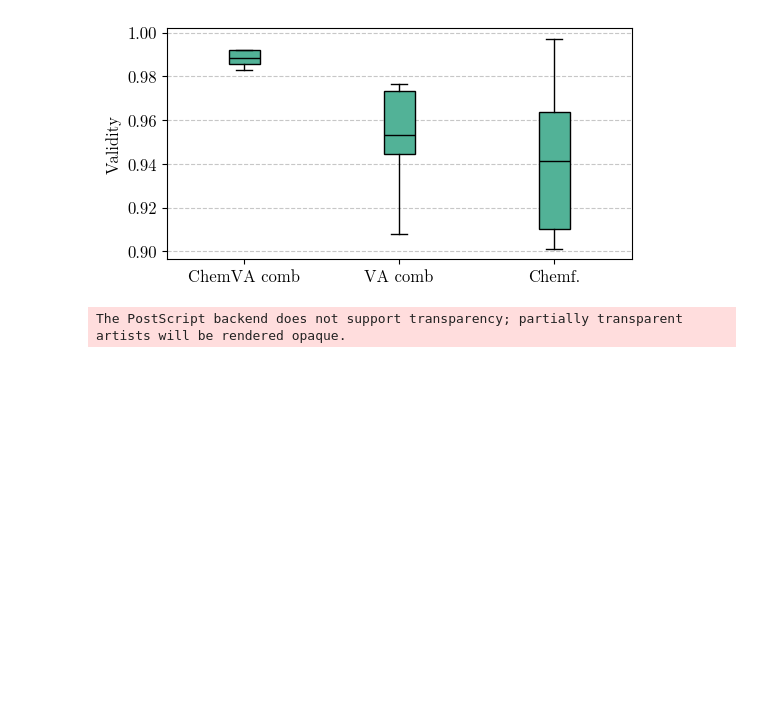
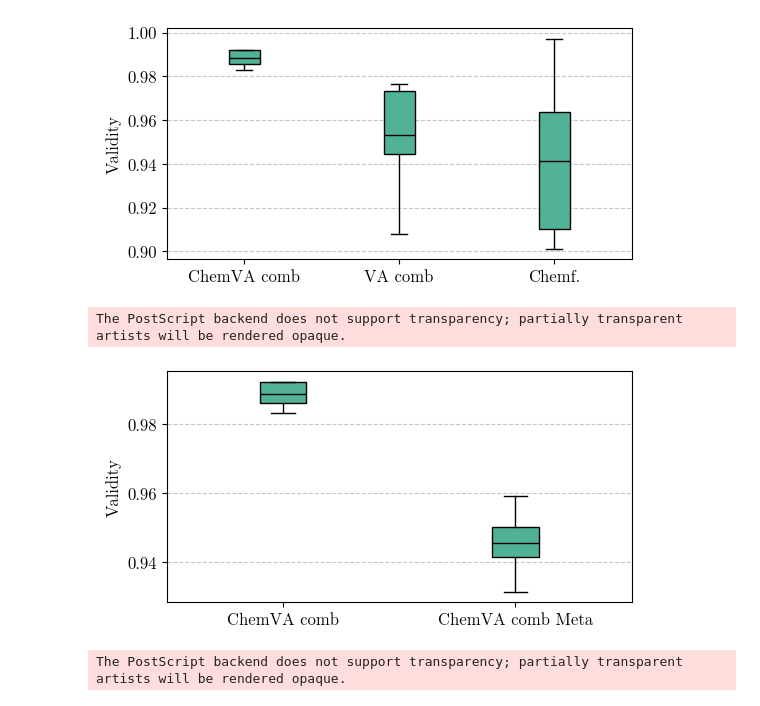
Before and after one commit to tsofiac/LAGOM, a Jupyter notebook: data_analysis/boxplot.ipynb, the cells around one changed output. Saved outputs shown, nothing was run; the diff lists cells and outputs as text; code cells hidden in the pictures; blank space fills up the shorter version.

```diff
--- a/data_analysis/boxplot.ipynb
+++ b/data_analysis/boxplot.ipynb
@@ -102,6 +102,40 @@ multi_boxplot(data, xlabel, ylabel, xticks, labels, None, 'validity')
 # %% [output]
 The PostScript backend does not support transparency; partially transparent artists will be rendered opaque.
 [figure]
+# %%
+chemVA_comb = [0.9921052631578947, 0.9828947368421053, 0.9868421052631579, 0.9918918918918919]
+
+'''
+Validity: 0.988 +/- 0.000
+Mean number of SMILES per drug: 14.461 +/- 0.085 / 20
+
+Total identified metabolites: 37 / 271
+Total number of predictions: 2184
+'''
+
+chemVA_comb_meta = [0.9592105263157895, 0.9315789473684211, 0.9447368421052632, 0.9472972972972973]
+
+'''
+Validity: 0.946 $\pm$ 0.000
+Mean number of SMILES per drug: 6.975 $\pm$ 0.250 / 20
+
+Total identified metabolites: 60 / 271
+Total number of predictions: 1054
+'''
+
+comb = [chemVA_comb, chemVA_comb_meta]
+
+data = [comb]
+
+xlabel = None
+ylabel = 'Validity'
+xticks = ['ChemVA comb', 'ChemVA comb Meta']
+# labels = ['comb', 'rand', 'base', 'mask']
+
+multi_boxplot(data, xlabel, ylabel, xticks, labels, None, 'validity')
+# %% [output]
+The PostScript backend does not support transparency; partially transparent artists will be rendered opaque.
+[figure, added]
 # %%
 bs = 4
 
```
Also changed, not shown: parts of 2 cells of this notebook.
